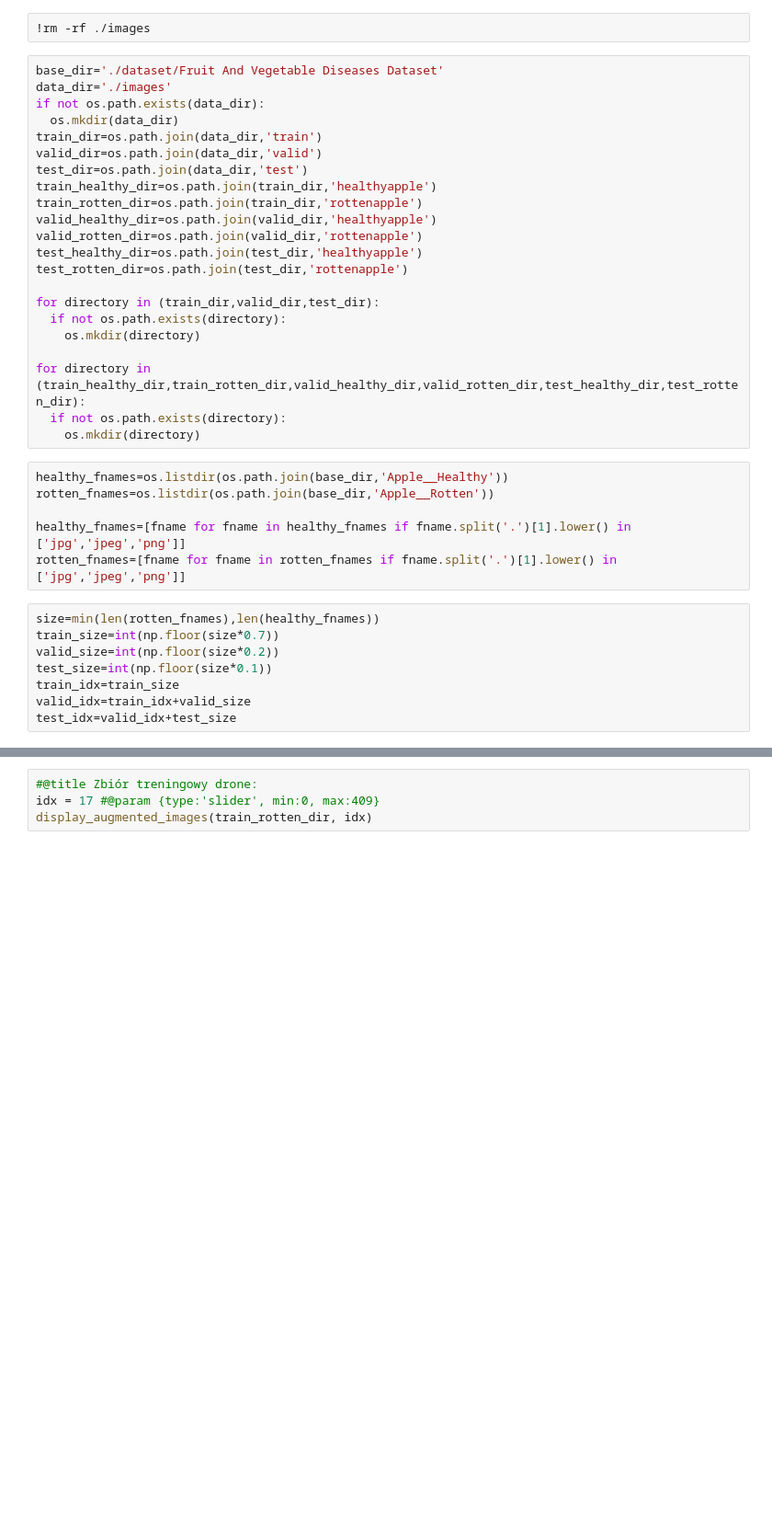
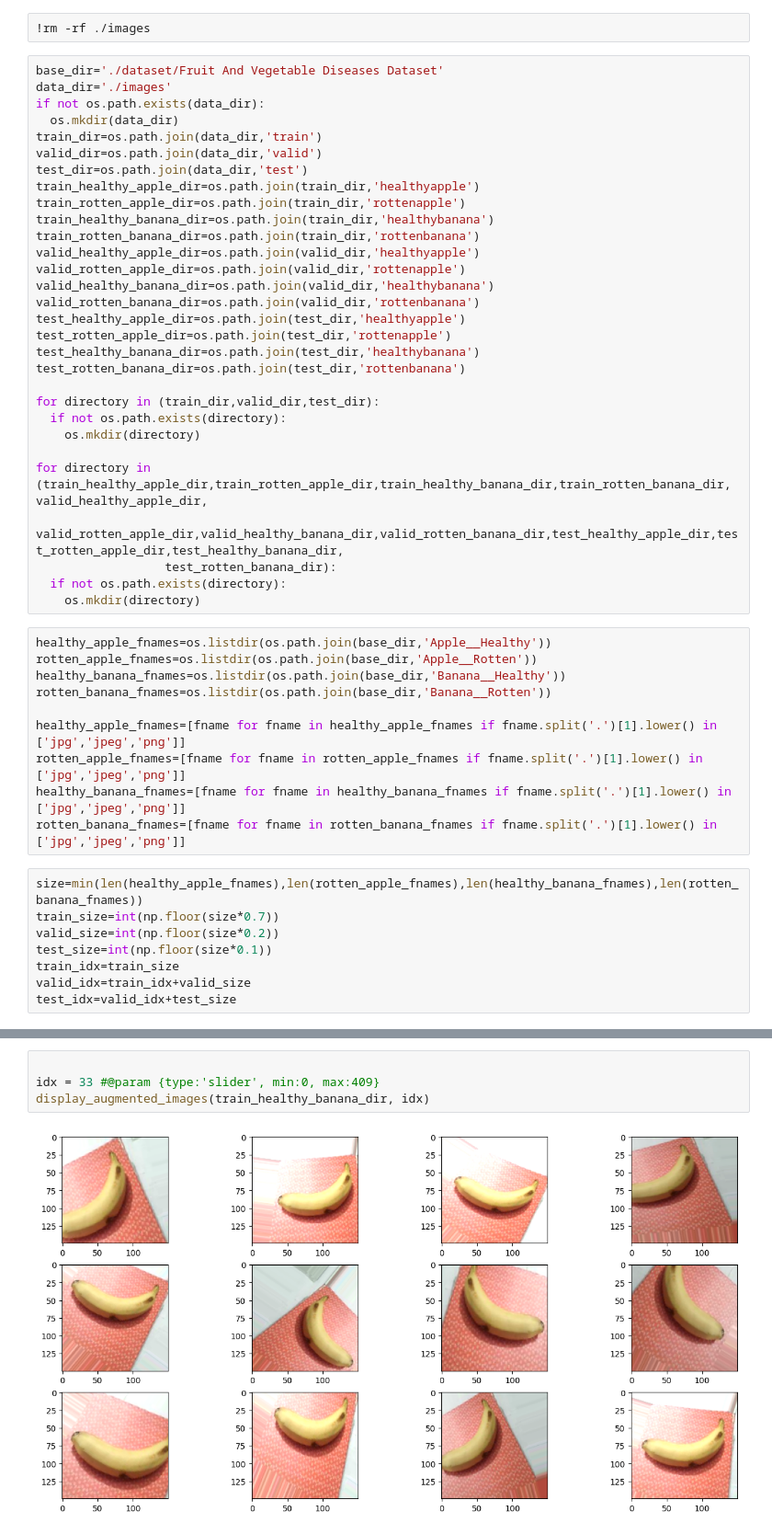
Before and after one commit to Bziukiewicz/tests, a Jupyter notebook: healthyrotten.ipynb, the cells around one changed output, grey strips where cells are left out. Shown at 92% size. Drawn from its saved outputs; the diff is of its cells as text; blank space fills up the shorter version.

```diff
--- a/healthyrotten.ipynb
+++ b/healthyrotten.ipynb
@@ -37,28 +41,40 @@ if not os.path.exists(data_dir):
 train_dir=os.path.join(data_dir,'train')
 valid_dir=os.path.join(data_dir,'valid')
 test_dir=os.path.join(data_dir,'test')
-train_healthy_dir=os.path.join(train_dir,'healthyapple')
-train_rotten_dir=os.path.join(train_dir,'rottenapple')
-valid_healthy_dir=os.path.join(valid_dir,'healthyapple')
-valid_rotten_dir=os.path.join(valid_dir,'rottenapple')
-test_healthy_dir=os.path.join(test_dir,'healthyapple')
-test_rotten_dir=os.path.join(test_dir,'rottenapple')
+train_healthy_apple_dir=os.path.join(train_dir,'healthyapple')
+train_rotten_apple_dir=os.path.join(train_dir,'rottenapple')
+train_healthy_banana_dir=os.path.join(train_dir,'healthybanana')
+train_rotten_banana_dir=os.path.join(train_dir,'rottenbanana')
+valid_healthy_apple_dir=os.path.join(valid_dir,'healthyapple')
+valid_rotten_apple_dir=os.path.join(valid_dir,'rottenapple')
+valid_healthy_banana_dir=os.path.join(valid_dir,'healthybanana')
+valid_rotten_banana_dir=os.path.join(valid_dir,'rottenbanana')
+test_healthy_apple_dir=os.path.join(test_dir,'healthyapple')
+test_rotten_apple_dir=os.path.join(test_dir,'rottenapple')
+test_healthy_banana_dir=os.path.join(test_dir,'healthybanana')
+test_rotten_banana_dir=os.path.join(test_dir,'rottenbanana')
 
 for directory in (train_dir,valid_dir,test_dir):
   if not os.path.exists(directory):
     os.mkdir(directory)
 
-for directory in (train_healthy_dir,train_rotten_dir,valid_healthy_dir,valid_rotten_dir,test_healthy_dir,test_rotten_dir):
+for directory in (train_healthy_apple_dir,train_rotten_apple_dir,train_healthy_banana_dir,train_rotten_banana_dir, valid_healthy_apple_dir,
+                  valid_rotten_apple_dir,valid_healthy_banana_dir,valid_rotten_banana_dir,test_healthy_apple_dir,test_rotten_apple_dir,test_healthy_banana_dir,
+                  test_rotten_banana_dir):
   if not os.path.exists(directory):
     os.mkdir(directory)
 # %%
-healthy_fnames=os.listdir(os.path.join(base_dir,'Apple__Healthy'))
-rotten_fnames=os.listdir(os.path.join(base_dir,'Apple__Rotten'))
+healthy_apple_fnames=os.listdir(os.path.join(base_dir,'Apple__Healthy'))
+rotten_apple_fnames=os.listdir(os.path.join(base_dir,'Apple__Rotten'))
+healthy_banana_fnames=os.listdir(os.path.join(base_dir,'Banana__Healthy'))
+rotten_banana_fnames=os.listdir(os.path.join(base_dir,'Banana__Rotten'))
 
-healthy_fnames=[fname for fname in healthy_fnames if fname.split('.')[1].lower() in ['jpg','jpeg','png']]
-rotten_fnames=[fname for fname in rotten_fnames if fname.split('.')[1].lower() in ['jpg','jpeg','png']]
+healthy_apple_fnames=[fname for fname in healthy_apple_fnames if fname.split('.')[1].lower() in ['jpg','jpeg','png']]
+rotten_apple_fnames=[fname for fname in rotten_apple_fnames if fname.split('.')[1].lower() in ['jpg','jpeg','png']]
+healthy_banana_fnames=[fname for fname in healthy_banana_fnames if fname.split('.')[1].lower() in ['jpg','jpeg','png']]
+rotten_banana_fnames=[fname for fname in rotten_banana_fnames if fname.split('.')[1].lower() in ['jpg','jpeg','png']]
 # %%
-size=min(len(rotten_fnames),len(healthy_fnames))
+size=min(len(healthy_apple_fnames),len(rotten_apple_fnames),len(healthy_banana_fnames),len(rotten_banana_fnames))
 train_size=int(np.floor(size*0.7))
 valid_size=int(np.floor(size*0.2))
 test_size=int(np.floor(size*0.1))
@@ -143,9 +188,11 @@ def display_augmented_images(directory, idx):
         if i % 13 == 0:
             break
 # %%
-#@title Zbiór treningowy drone:
-idx = 17 #@param {type:'slider', min:0, max:409}
-display_augmented_images(train_rotten_dir, idx)
+
+idx = 33 #@param {type:'slider', min:0, max:409}
+display_augmented_images(train_healthy_banana_dir, idx)
+# %% [output]
+[figure, added]
 # %%
 model=Sequential()
 model.add(layers.Conv2D(32,(3,3),activation='relu',input_shape=(150,150,3)))
```
Also changed, not shown: parts of 33 cells of this notebook.
